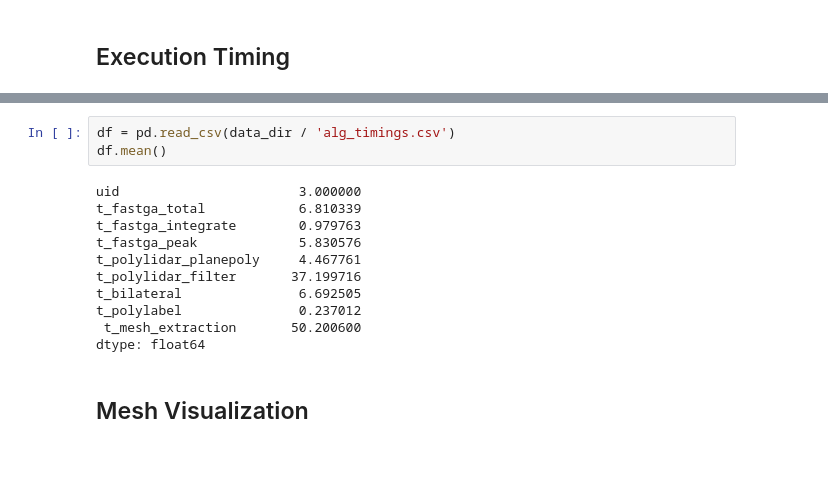
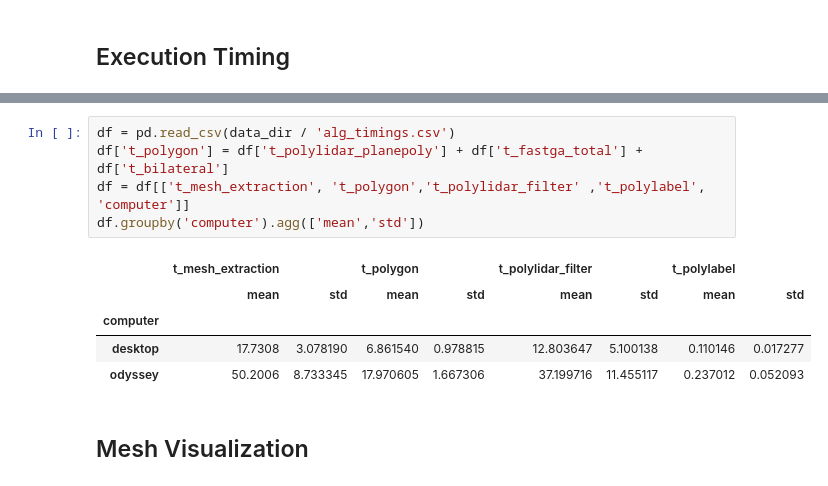
Before and after one commit to JeremyBYU/realsense-tracking, a Jupyter notebook: notebooks/Analysis.ipynb, the cells around one changed output, grey strips where cells are left out. Saved outputs shown, nothing was run; the diff lists cells and outputs as text; blank space fills up the shorter version.

```diff
--- a/notebooks/Analysis.ipynb
+++ b/notebooks/Analysis.ipynb
@@ -178,17 +190,14 @@ DescribeResult(nobs=557, minmax=(1.899, 150.916), mean=26.138253141831242, varia
 # %%
 df = pd.read_csv(data_dir / 'alg_timings.csv')
-df.mean()
+df['t_polygon'] = df['t_polylidar_planepoly'] + df['t_fastga_total'] + df['t_bilateral']
+df = df[['t_mesh_extraction', 't_polygon','t_polylidar_filter' ,'t_polylabel', 'computer']]
+df.groupby('computer').agg(['mean','std'])
 # %% [output]
-uid                       3.000000
-t_fastga_total            6.810339
-t_fastga_integrate        0.979763
-t_fastga_peak             5.830576
-t_polylidar_planepoly     4.467761
-t_polylidar_filter       37.199716
-t_bilateral               6.692505
-t_polylabel               0.237012
- t_mesh_extraction       50.200600
-dtype: float64
+|  | t_mesh_extraction |  | t_polygon |  | t_polylidar_filter |  | t_polylabel |  |
+|  | mean | std | mean | std | mean | std | mean | std |
+| computer |  |  |  |  |  |  |  |  |
+| desktop | 17.7308 | 3.078190 | 6.861540 | 0.978815 | 12.803647 | 5.100138 | 0.110146 | 0.017277 |
+| odyssey | 50.2006 | 8.733345 | 17.970605 | 1.667306 | 37.199716 | 11.455117 | 0.237012 | 0.052093 |
 # %% [markdown]
 ## Mesh Visualization
 # %%
```
Also changed, not shown: parts of 3 cells of this notebook, 1 other file.
